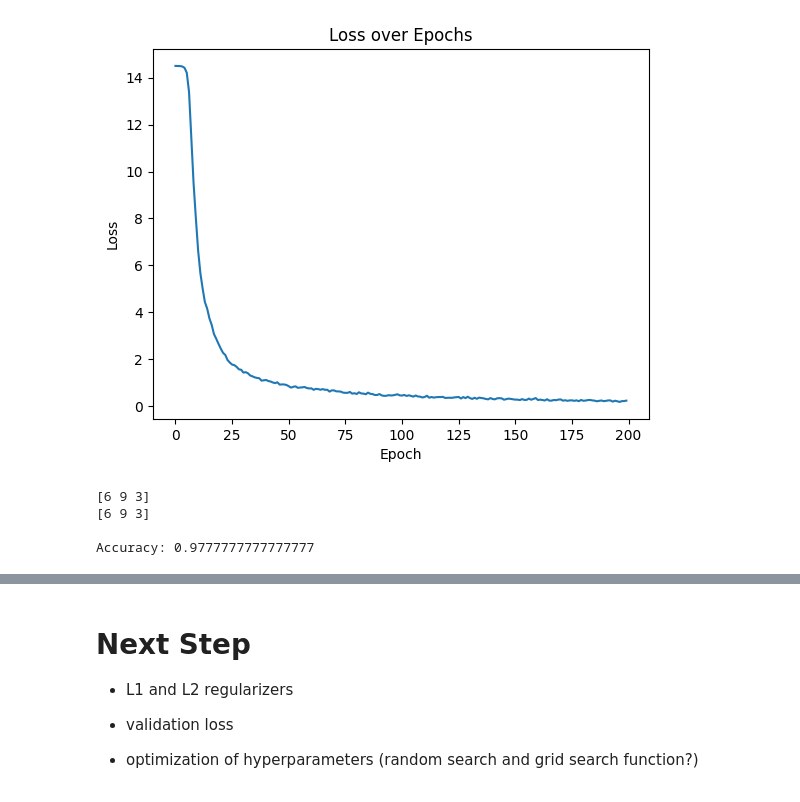
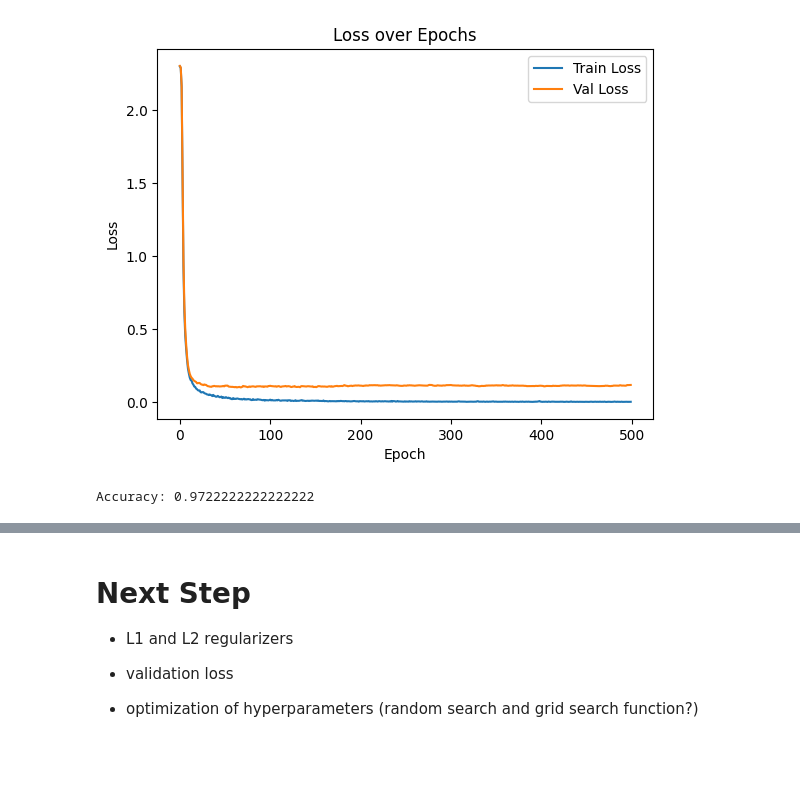
Before and after one commit to alessandroAbati/Programming_And_Mathematics_For_AI, a Jupyter notebook: Main_V2.ipynb, the cells around one changed output, grey strips where cells are left out. Drawn from its saved outputs; the diff is of its cells as text; code cells hidden in the pictures; blank space fills up the shorter version.

Commit message:
add validation set split into training method

```diff
--- a/Main_V2.ipynb
+++ b/Main_V2.ipynb
@@ -140,7 +140,8 @@ class Layer:
 class NeuralNetwork:
     def __init__(self):
         self.layers = [] # placeholder for storing the layers of the network so we can propagate the infomation in a sequential order
-        self.loss_history = [] # placegolder to store the loss for plotting
+        self.loss_history = [] # placeholder to store the (train) loss for plotting
+        self.val_loss_history = [] #placeholder to store the loss function calculated on the validation set for plotting
 
     def add_layer(self, layer):
         '''
@@ -208,7 +209,7 @@ class NeuralNetwork:
         y_pred_gradient = (y_pred - y_true) / len(y_pred)
         return y_pred_gradient
 
-    def train(self, X_train, y_train, epochs=100, learning_rate=0.001, batch_size=32, verbose = 1):
+    def train(self, X_train, y_train, epochs=100, learning_rate=0.001, batch_size=32, validation_split = 0.2, verbose = 1):
         '''
         Conducts the training process over a specified number of epochs.
 
@@ -223,9 +224,23 @@ class NeuralNetwork:
 
         - batch_size: The number of training examples used in one iteration.
 
+        - validation_split: Fraction of the training data to be used as validation data.
+
         - verbose: The mode of verbosity (0 = silent, 1 = update every 10 epochs, 2 = update every epoch).
+
         '''
+        val_sample_size = int(len(X_train) * validation_split) # calculate validation sample size based on validation split parameter
+
+        # Shuffles the indices of the training data to ensure random distribution
+        indices = np.arange(len(X_train))
+        np.random.shuffle(indices)
+        X_train, y_train = X_train[indices], y_train[indices]
+
+        X_train, y_train = X_train[val_sample_size:], y_train[val_sample_size:] # splits the data into new training set.
+        X_val, y_val = X_train[:val_sample_size], y_train[:val_sample_size] # splits the data into new validation set.
+
         n_samples = len(X_train)
+
         for epoch in range(epochs):
             indices = np.arange(n_samples)
             np.random.shuffle(indices)
@@ -241,15 +256,21 @@ class NeuralNetwork:
                 loss_gradient = self.compute_categorical_cross_entropy_gradient(batch_y, output)
                 self.backward_pass(loss_gradient, learning_rate)
 
+            # Calculate training loss for the epoch
             output = self.forward_pass(X_train)
-            loss = self.compute_categorical_cross_entropy_loss(y_train, output)
-            self.loss_history.append(loss)
+            train_loss = self.compute_categorical_cross_entropy_loss(output, y_train)
+            self.loss_history.append(train_loss)
+
+            # Calculate validation loss for the epoch
+            val_output = self.prediction(X_val)  # Ensure dropout is not applied
+            val_loss = self.compute_categorical_cross_entropy_loss(val_output, y_val)
+            self.val_loss_history.append(val_loss)
 
             if verbose == 1:
                 if epoch % 10 == 0:
-                    print(f"Epoch {epoch}/{epochs} --- Loss: {loss}")
+                    print(f"Epoch {epoch}/{epochs} --- Train Loss: {train_loss} --- Val Loss: {val_loss}")
             elif verbose == 2:
-                print(f"Epoch {epoch}/{epochs} --- Loss: {loss}")
+                print(f"Epoch {epoch}/{epochs} --- Train Loss: {train_loss} --- Val Loss: {val_loss}")
             epoch += 1
 
     def predict(self, X_test):
@@ -263,10 +284,12 @@ class NeuralNetwork:
         '''
         Plots the loss history stored in self.loss_history over the epochs.
         '''
-        plt.plot(self.loss_history)
+        plt.plot(self.loss_history, label = 'Train Loss')
+        plt.plot(self.val_loss_history, label = 'Val Loss')
         plt.title("Loss over Epochs")
         plt.xlabel("Epoch")
         plt.ylabel("Loss")
+        plt.legend()
         plt.show()
 # %%
 def standardize_data(X):
@@ -308,7 +331,7 @@ network.add_layer(Layer(128, 10))  # 10 classes
 network.add_layer(Softmax())
 
 # Train the network
-network.train(X_train, y_train, epochs=200, learning_rate=0.01, batch_size=10)
+network.train(X_train, y_train, epochs=500, learning_rate=0.01, batch_size=4)
 
 network.plot_loss()
 
@@ -342,8 +362,5 @@ Epoch 190/200 --- Loss: 0.22287512014477814
-[figure, old version]
+[figure, new version]
-[6 9 3]
-[6 9 3]
-
-Accuracy: 0.9777777777777777
+Accuracy: 0.9722222222222222
 # %%
 from sklearn.datasets import load_breast_cancer
 
```
Also changed, not shown: parts of 2 cells of this notebook.
